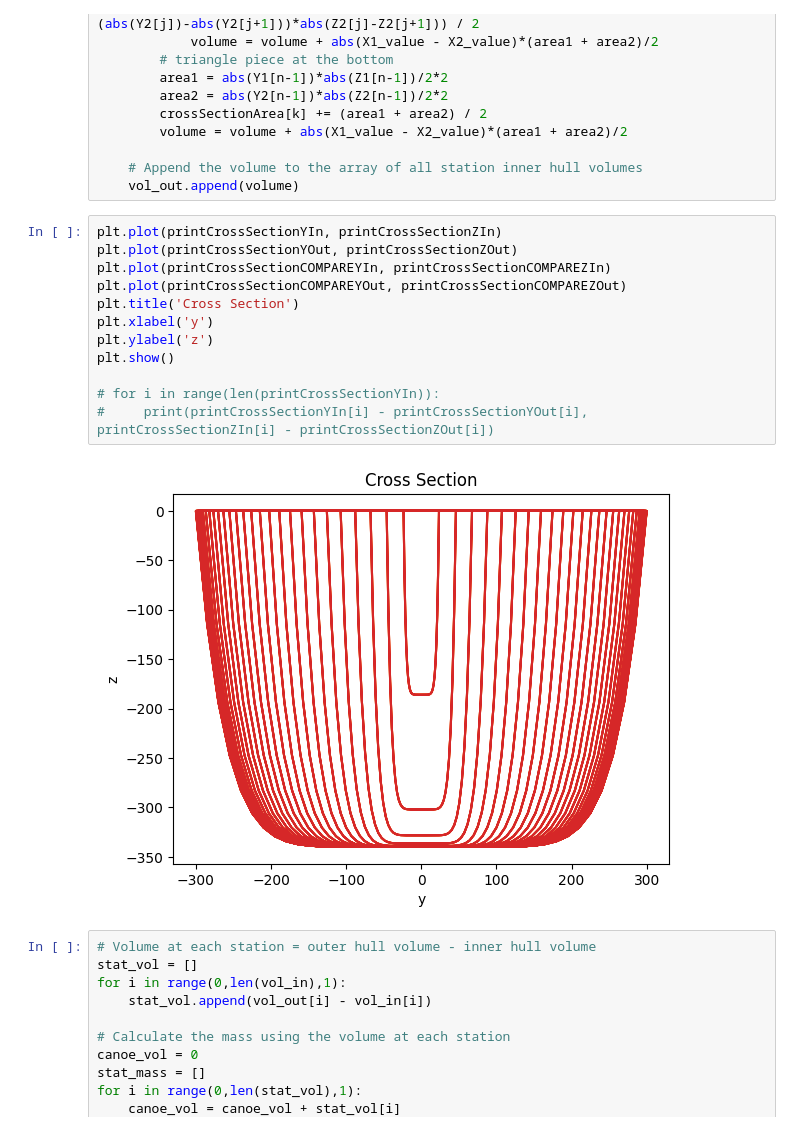
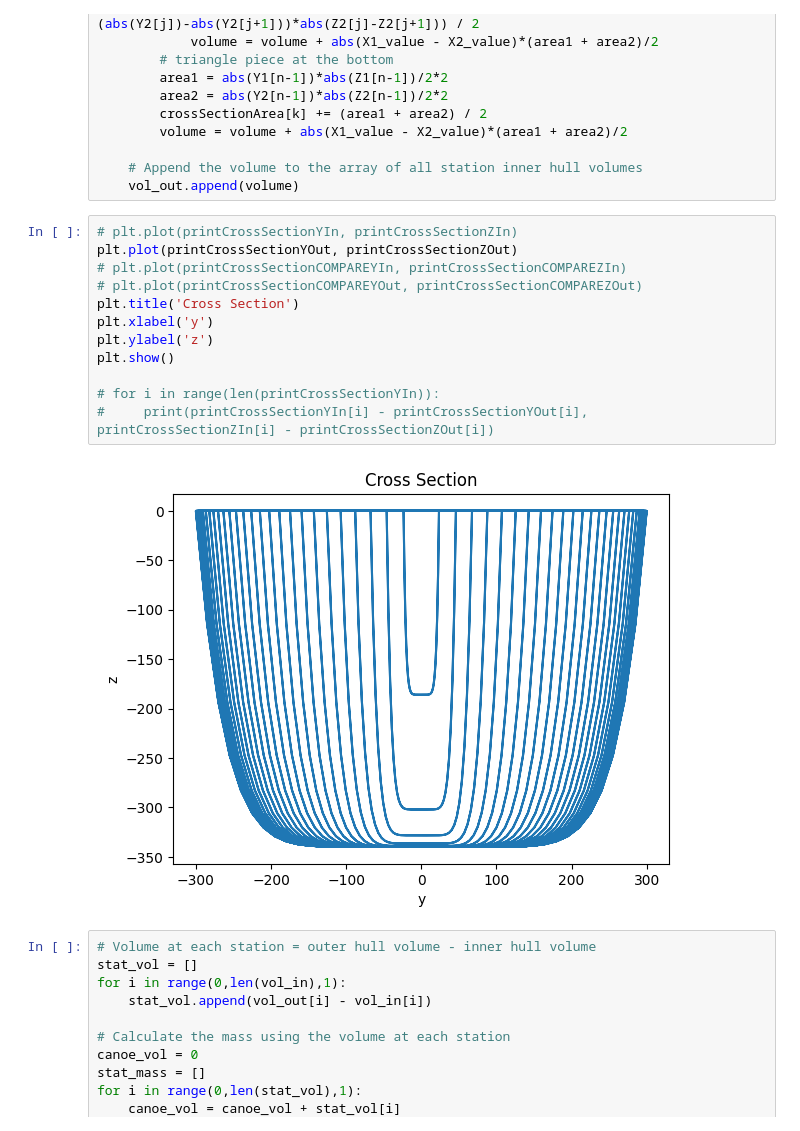
Before and after one commit to UWaterlooConcreteCanoe/Structural_Analysis, a Jupyter notebook: Approximation-Vol Diff.ipynb, the cells around one changed output. Saved outputs shown, nothing was run; the diff lists cells and outputs as text.

```diff
--- a/Approximation-Vol Diff.ipynb
+++ b/Approximation-Vol Diff.ipynb
@@ -196,19 +195,19 @@ for k in range(0,station_no-1,1):
     # Append the volume to the array of all station inner hull volumes
     vol_out.append(volume)
 # %%
-plt.plot(printCrossSectionYIn, printCrossSectionZIn)
+# plt.plot(printCrossSectionYIn, printCrossSectionZIn)
 plt.plot(printCrossSectionYOut, printCrossSectionZOut)
-plt.plot(printCrossSectionCOMPAREYIn, printCrossSectionCOMPAREZIn)
-plt.plot(printCrossSectionCOMPAREYOut, printCrossSectionCOMPAREZOut)
+# plt.plot(printCrossSectionCOMPAREYIn, printCrossSectionCOMPAREZIn)
+# plt.plot(printCrossSectionCOMPAREYOut, printCrossSectionCOMPAREZOut)
 plt.title('Cross Section')
 plt.xlabel('y')
 plt.ylabel('z')
 plt.show()
 
 # for i in range(len(printCrossSectionYIn)):
 #     print(printCrossSectionYIn[i] - printCrossSectionYOut[i], printCrossSectionZIn[i] - printCrossSectionZOut[i])
 # %% [output]
-[figure, old version]
+[figure, new version]
 # %%
 # Volume at each station = outer hull volume - inner hull volume
 stat_vol = []
```
Also changed, not shown: parts of 1 cell of this notebook, 1 other file.
